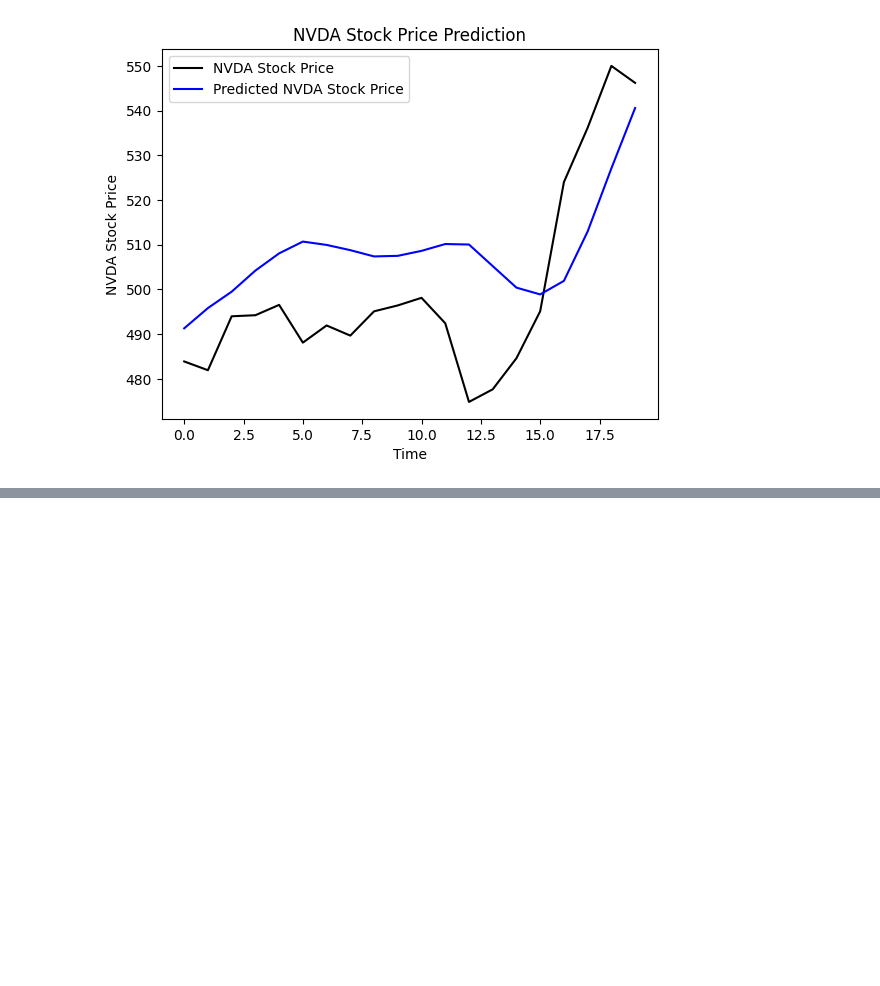
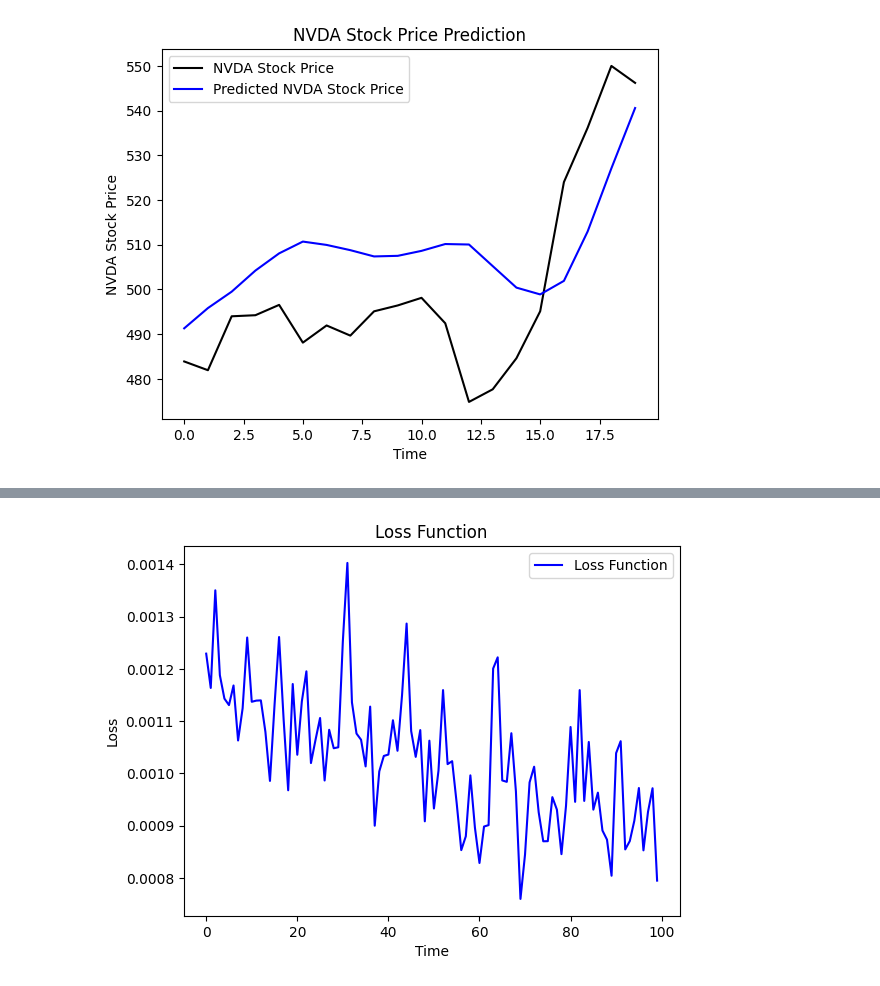
Before and after one commit to shyla-marie/Stocks, a Jupyter notebook: ML-NVIDIA.ipynb, the cells around one changed output, grey strips where cells are left out. Saved outputs shown, nothing was run; the diff lists cells and outputs as text; code cells hidden in the pictures; blank space fills up the shorter version.

```diff
--- a/ML-NVIDIA.ipynb
+++ b/ML-NVIDIA.ipynb
@@ -143,3 +143,8 @@ plt.legend()
 plt.show()
 # %% [output]
 [figure]
+# %%
+history = model.fit(X_train, y_train, epochs=100, batch_size=32)
+loss_values = history.history['loss']
+
+loss_function = pd.DataFrame(loss_values)
@@ -145,0 +169,9 @@ plt.show()
+# %%
+plt.plot(loss_function, color = 'blue', label = 'Loss Function')
+plt.title('Loss Function')
+plt.xlabel('Time')
+plt.ylabel('Loss')
+plt.legend()
+plt.show()
+# %% [output]
+[figure, added]
```
Also changed, not shown: parts of 1 cell of this notebook.
